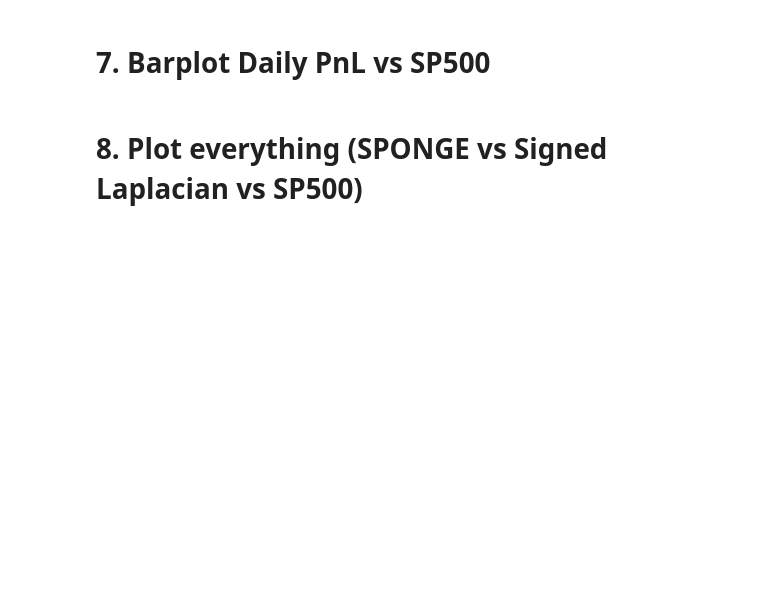
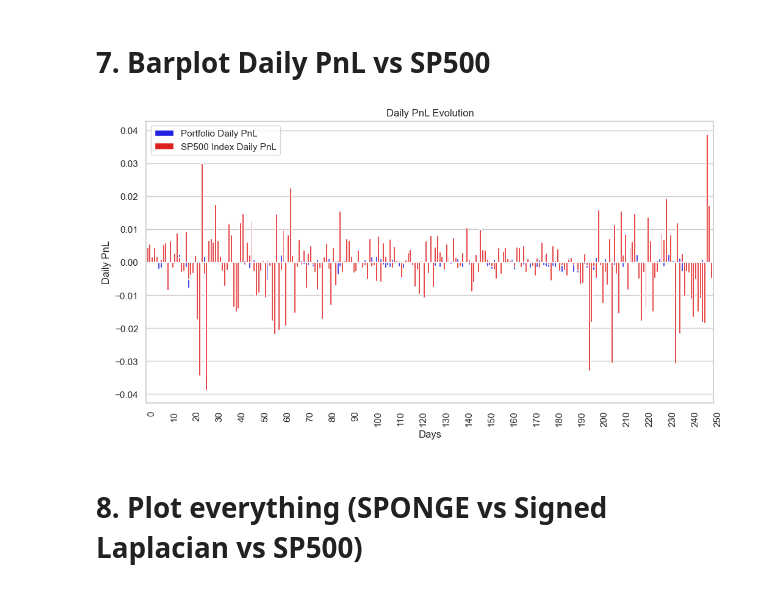
Before and after one commit to MohamedKeteb/Portfolio_clustering_project, a Jupyter notebook: Code/Pipeline2.ipynb, the cells around one changed output. Drawn from its saved outputs; the diff is of its cells as text; code cells hidden in the pictures; blank space fills up the shorter version.

```diff
--- a/Code/Pipeline2.ipynb
+++ b/Code/Pipeline2.ipynb
@@ -108,31 +139,33 @@ plt.show()
 # %%
 import seaborn as sns
 import matplotlib.pyplot as plt
 import numpy as np
 
 # Création de l'axe des abscisses (nombre de jours)
 days = np.arange(1, len(daily_PnL) + 1)
 
 # Configuration de seaborn pour un style agréable
 sns.set(style="whitegrid")
 
 # Tracer l'évolution quotidienne de la PnL sous forme de diagramme à barres avec seaborn
 plt.figure(figsize=(12, 6))
 ax = sns.barplot(x=days, y=daily_PnL, color='blue', width=0.8, label='Portfolio Daily PnL')  # Ajustez la largeur ici
-ax = sns.barplot(x=days, y=sp500_PnL.iloc[:-1], color='red', width=0.8, label='SP500 Index Daily PnL')
+ax = sns.barplot(x=days, y=sp500_PnL, color='red', width=0.8, label='SP500 Index Daily PnL')
 
 # Rotation des étiquettes de l'axe des abscisses de 45 degrés avec un ajustement
 ax.set_xticks(np.arange(0,251,10))
 ax.set_xticklabels(ax.get_xticks(), rotation=90, ha='right', rotation_mode='anchor')
 
 # Ajouter des titres et des légendes
 plt.title('Daily PnL Evolution')
 plt.xlabel('Days')
 plt.ylabel('Daily PnL')
 plt.legend()
 
 # Afficher le graphique
 plt.show()
+# %% [output]
+[figure, added]
 # %% [markdown]
 # 8. Plot everything (SPONGE vs Signed Laplacian vs SP500)
 # %%
```
Also changed, not shown: parts of 6 cells of this notebook, 8 other files.
